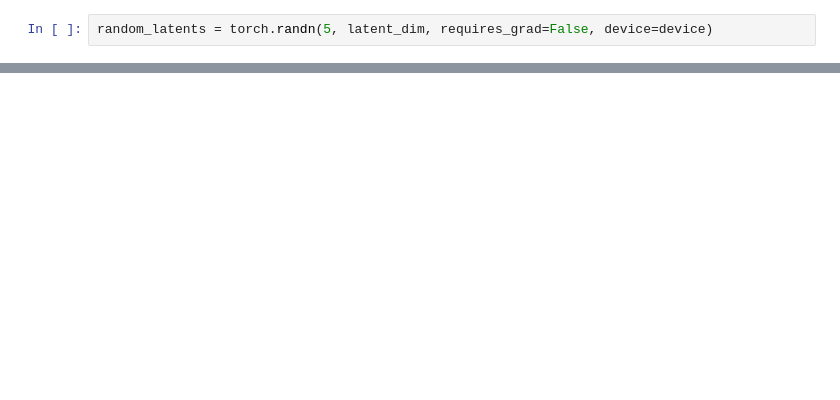
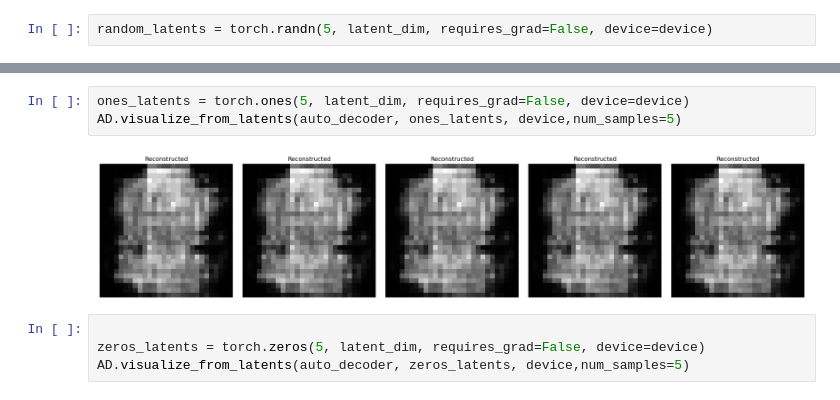
Before and after one commit to NatPath/Deep_learning_technion, a Jupyter notebook: Project - Autodecoder/AD_project_part1.ipynb, the cells around one changed output, grey strips where cells are left out. Saved outputs shown, nothing was run; the diff lists cells and outputs as text; blank space fills up the shorter version.

```diff
--- a/Project - Autodecoder/AD_project_part1.ipynb
+++ b/Project - Autodecoder/AD_project_part1.ipynb
@@ -112,0 +148,9 @@ AD.visualize_from_latents(auto_decoder, random_latents, device,num_samples=5)
+# %%
+ones_latents = torch.ones(5, latent_dim, requires_grad=False, device=device)
+AD.visualize_from_latents(auto_decoder, ones_latents, device,num_samples=5)
+# %% [output]
+[figure, added]
+# %%
+
+zeros_latents = torch.zeros(5, latent_dim, requires_grad=False, device=device)
+AD.visualize_from_latents(auto_decoder, zeros_latents, device,num_samples=5)
```
Also changed, not shown: parts of 11 cells of this notebook, 4 other files.
